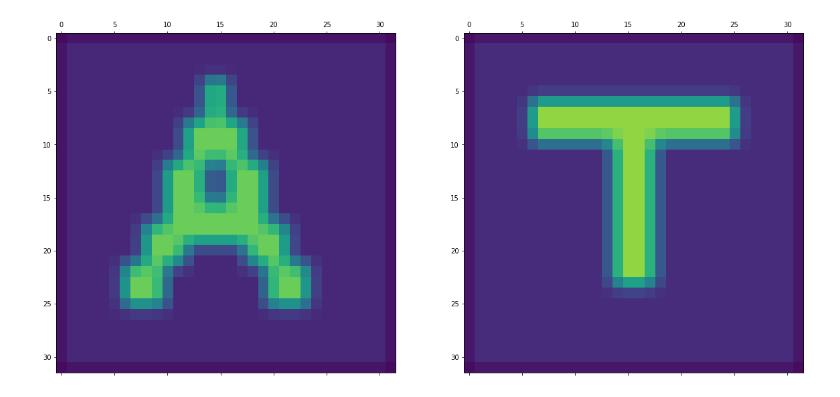
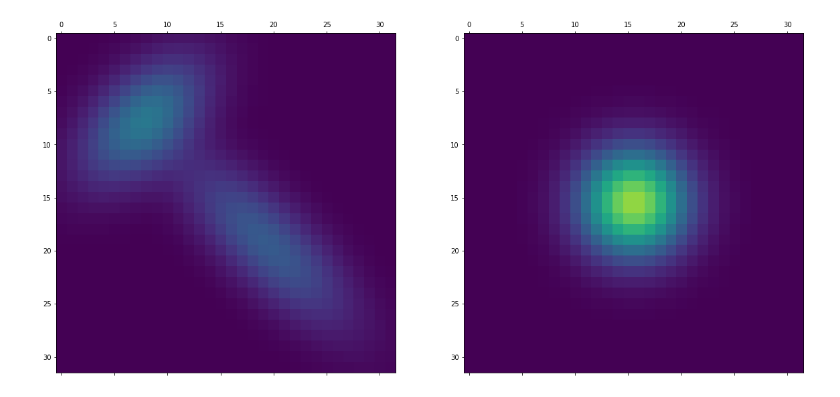
Before and after one commit to mao1756/pdot, a Jupyter notebook: OT.ipynb, the cells around one changed output. Saved outputs shown, nothing was run; the diff lists cells and outputs as text; code cells hidden in the pictures.

```diff
--- a/OT.ipynb
+++ b/OT.ipynb
@@ -17,10 +17,13 @@ for i in range(0,m):
             grid[0,i,j,0]= x[i]
             grid[0,i,j,1]= y[j]
 # %%
-mu_2 = load_dist("T.png",grid)
-G1=torch.Tensor([[2,0],[0,2]]).to(dtype=torchdtype, device=torchdeviceId)
-mu_1 = load_dist("A.png",grid)
-#mu_1 = gaussian(0,0,G1,grid)
+G1=torch.Tensor([[10,0],[0,10]]).to(dtype=torchdtype, device=torchdeviceId)
+G2=torch.Tensor([[10,10],[0,10]]).to(dtype=torchdtype, device=torchdeviceId)
+G3=torch.Tensor([[10,-15],[0,10]]).to(dtype=torchdtype, device=torchdeviceId)
+mu_2 = gaussian(0,0,G1,grid)
+
+mu_1 = normalize(gaussian(-.5,-.5,G2,grid)+gaussian(.25,.25,G3,grid))
+
 plot_pair(mu_1,mu_2)
 # %% [output]
-[figure, old version]
+[figure, new version]
```
Also changed, not shown: parts of 12 cells of this notebook, 9 other files.
